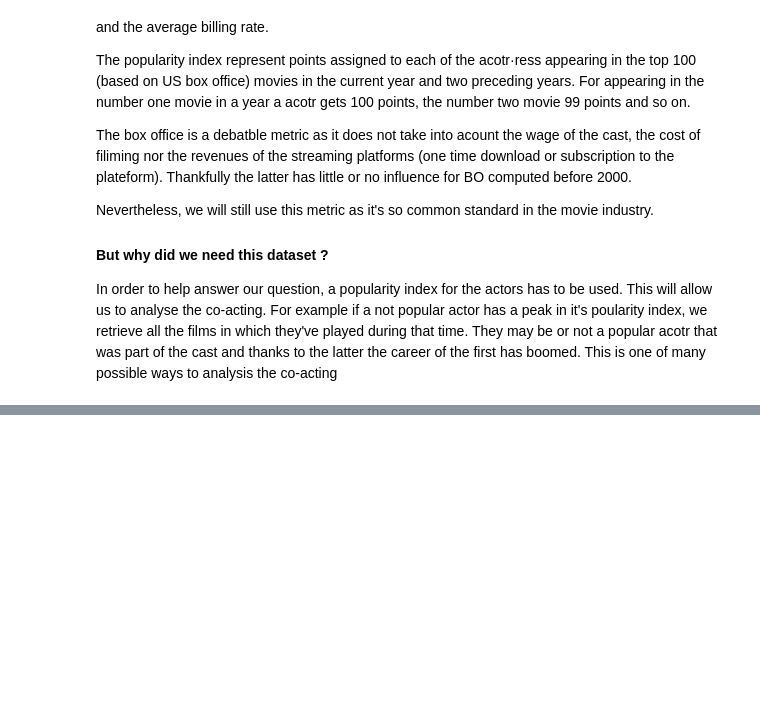
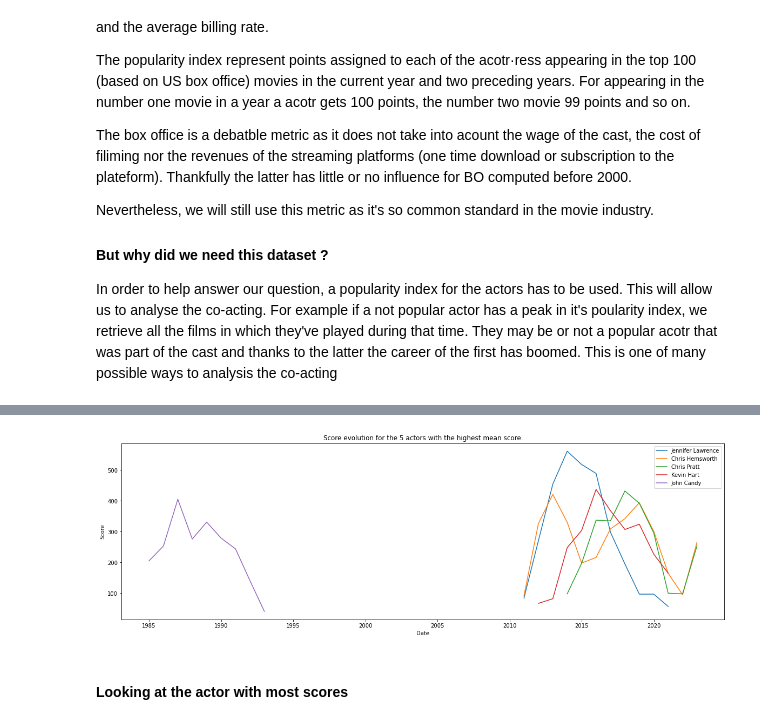
Before and after one commit to epfl-ada/ada-2022-project-dadalife, a Jupyter notebook: ADA_CMU.ipynb, the cells around one changed output, grey strips where cells are left out. Cells and saved outputs as stored; diff of their text form; code cells hidden in the pictures; blank space fills up the shorter version.

```diff
--- a/ADA_CMU.ipynb
+++ b/ADA_CMU.ipynb
@@ -487,6 +487,11 @@ The ethnicity of each actor is mapped using a wikidata freebase query.
 # %%
 dict_ethnicities = {}
 def map_ethnicities(arr_ethn):
+    """
+    Queries the FreeBase dump to get ethnicities as dict instead of Freebase ID.
+    :param arr_ethn: array of ethnicities
+    :return:
+    """
     for x in arr_ethn[1:]:
         time.sleep(1)
         x = x.split('/')[2]
@@ -497,6 +502,11 @@ def map_ethnicities(arr_ethn):
             dict_ethnicities.update({'/m/'+x: value})
 
 def save_ethnicities():
+    """
+    Saves ethnicities list in a file from the dict created in map_ethnicities.
+
+    :return:
+    """
     csv_columns = ['freebase_ID', 'value']
     with open(ETHNICITIES_PATH, 'w', encoding="utf-8") as f:
         writer_object = csv.writer(f)
@@ -507,6 +517,11 @@ def save_ethnicities():
     return
 
 def get_ethnicities():
+    """
+    Creates a dict for ethnicities, as strings to be able to read them.
+
+    :return: dict, ideal to give to a DataFrame
+    """
     ethnicities = {}
     with open(ETHNICITIES_PATH, 'r', encoding="utf-8") as f:
         reader_object = csv.reader(f)
@@ -1568,8 +1593,9 @@ print('There are {} actors that appear twice in the same year.'.format(total_dup
 # %%
-#formating the dataset in usefuel way
+number_actors_per_year=[]
 df_ratings_all_years=actors_rating[0].set_index('actor_name')[['popularity']]
 df_ratings_all_years.set_axis([*df_ratings_all_years.columns[:-1], '{}'.format(1980)], axis=1, inplace=True)
 for i in range (len(tab_years)-1):
+    number_actors_per_year.append((len(actors_rating[i+1])))
     df_ratings_all_years=pd.concat([df_ratings_all_years, actors_rating[i+1].set_index('actor_name')[['popularity']]],  axis=1)
     df_ratings_all_years.set_axis([*df_ratings_all_years.columns[:-1], '{}'.format(i+1+1980)], axis=1, inplace=True)
 df_ratings_all_yearsT=df_ratings_all_years.T
@@ -1584,8 +1624,13 @@ df_ratings_all_years.sort_values(by='mean_score', ascending=False).head()
 # %%
-df_ratings_all_years.sort_values(by='mean_score', ascending=False).head().rename_axis(None).T.plot()
+df_ratings_all_years.sort_values(by='mean_score', ascending=False).head().rename_axis(None).T.plot(figsize=(20,6))
 plt.title("Score evolution for the 5 actors with the highest mean score.")
 plt.xlabel('Date')
 plt.ylabel('Score')
+plt.show()
+# %% [output]
+[figure, added]
+# %% [markdown]
+#### Looking at the actor with most scores
 # %%
 df_ratings_all_years['is_na']=df_ratings_all_years.apply(lambda row: row.isna().sum().sum(), axis=1)
 print("Actors that have the least \"empty years\" throughout the 42 years of the dataset.")
```
Also changed, not shown: parts of 30 cells of this notebook.
